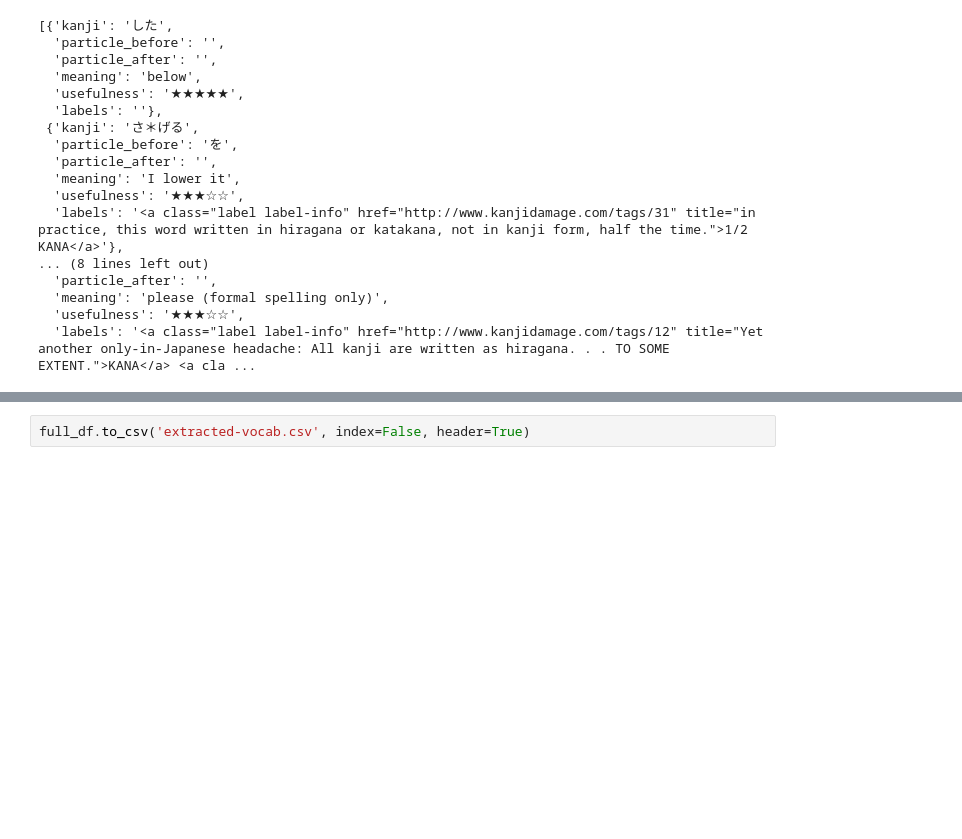
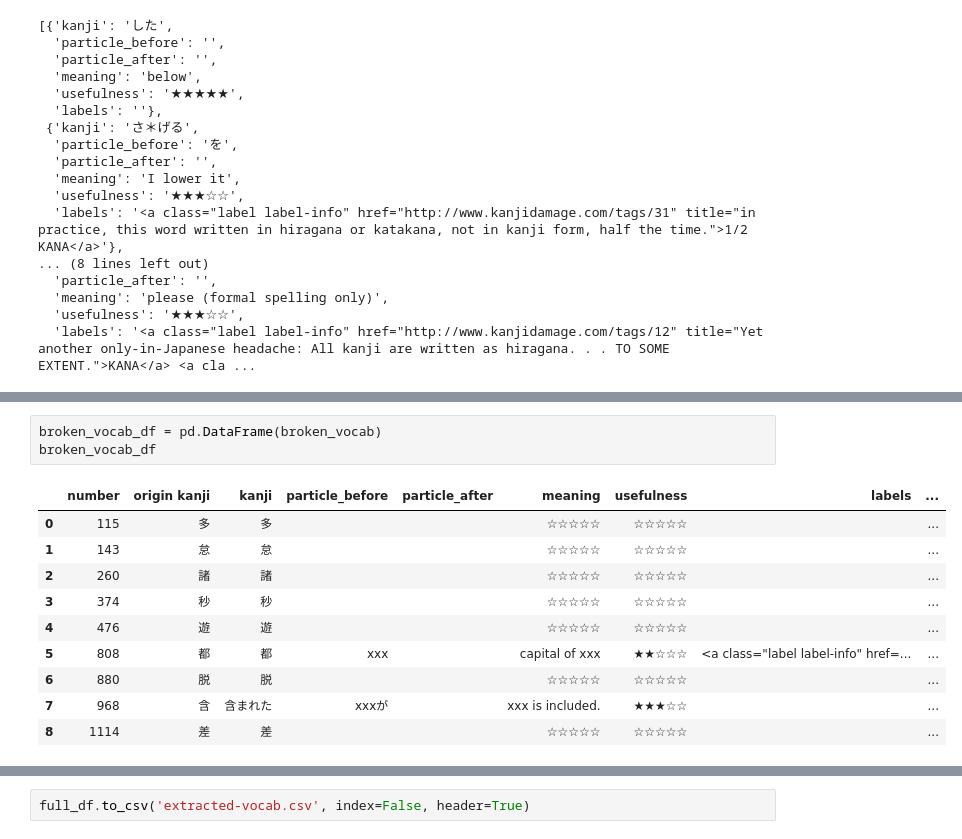
Before and after one commit to phigas/anki-scripts, a Jupyter notebook: better-KD-vocab/kd-vocab.ipynb, the cells around one changed output, grey strips where cells are left out. Drawn from its saved outputs; the diff is of its cells as text; blank space fills up the shorter version.

```diff
--- a/better-KD-vocab/kd-vocab.ipynb
+++ b/better-KD-vocab/kd-vocab.ipynb
@@ -258,6 +266,20 @@ full_df = pd.DataFrame(jukugo_data + kunyomi_data)
 1674
 1678
 1681
+# %%
+broken_vocab_df = pd.DataFrame(broken_vocab)
+broken_vocab_df
+# %% [output]
+|  | number | origin kanji | kanji | particle_before | particle_after | meaning | usefulness | labels | ... |
+| 0 | 115 | 多 | 多 |  |  | ☆☆☆☆☆ | ☆☆☆☆☆ |  | ... |
+| 1 | 143 | 怠 | 怠 |  |  | ☆☆☆☆☆ | ☆☆☆☆☆ |  | ... |
+| 2 | 260 | 諸 | 諸 |  |  | ☆☆☆☆☆ | ☆☆☆☆☆ |  | ... |
+| 3 | 374 | 秒 | 秒 |  |  | ☆☆☆☆☆ | ☆☆☆☆☆ |  | ... |
+| 4 | 476 | 遊 | 遊 |  |  | ☆☆☆☆☆ | ☆☆☆☆☆ |  | ... |
+| 5 | 808 | 都 | 都 | xxx |  | capital of xxx | ★★☆☆☆ | <a class="label label-info" href=... | ... |
+| 6 | 880 | 脱 | 脱 |  |  | ☆☆☆☆☆ | ☆☆☆☆☆ |  | ... |
+| 7 | 968 | 含 | 含まれた | xxxが |  | xxx is included. | ★★★☆☆ |  | ... |
+| 8 | 1114 | 差 | 差 |  |  | ☆☆☆☆☆ | ☆☆☆☆☆ |  | ... |
 # %%
 jukugo_df
 # %% [output]
```
Also changed, not shown: parts of 5 cells of this notebook, 4 other files.
